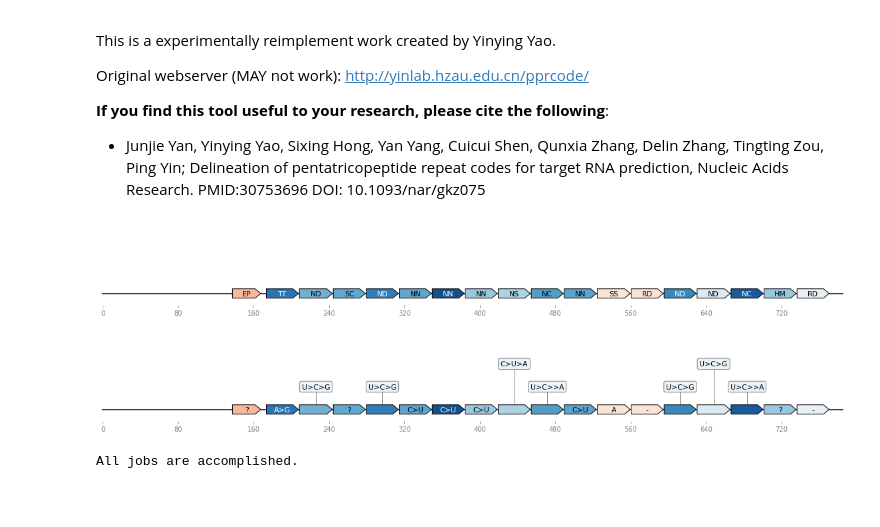
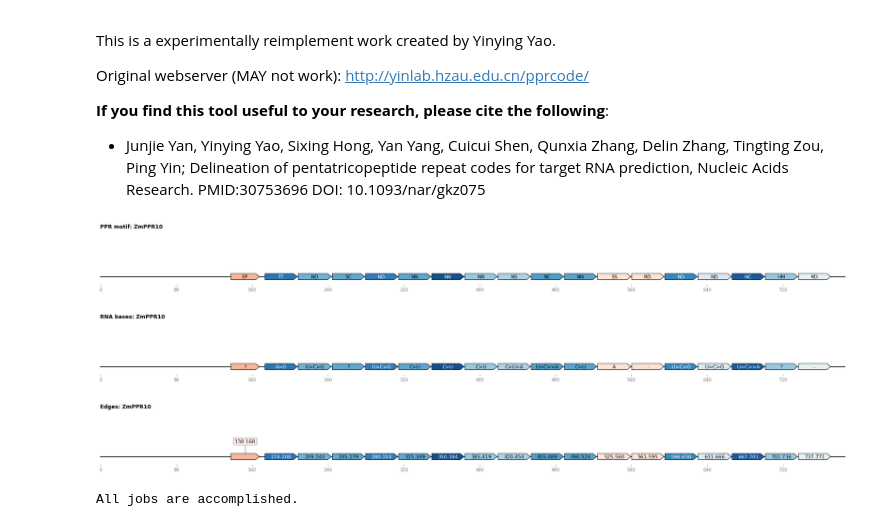
Before and after one commit to YaoYinYing/PPRCODE_Guideline, a Jupyter notebook: PPRCODE.ipynb, the cells around one changed output. Cells and saved outputs as stored; diff of their text form; code cells hidden in the pictures; blank space fills up the shorter version.

Commit message:
update plots

```diff
--- a/PPRCODE.ipynb
+++ b/PPRCODE.ipynb
@@ -273,12 +273,15 @@ download_full_report=True #@param {type:"boolean"}
 
 plot_ppr=True #@param {type:"boolean"}
 plot_rna=True #@param {type:"boolean"}
+plot_score = False #@param {type:"boolean"}
+plot_edge = True #@param {type:"boolean"}
 plot_color_scheme='RdBu' #@param ['Accent', 'Accent_r', 'Blues', 'Blues_r', 'BrBG', 'BrBG_r', 'BuGn', 'BuGn_r', 'BuPu', 'BuPu_r', 'CMRmap', 'CMRmap_r', 'Dark2', 'Dark2_r', 'GnBu', 'GnBu_r', 'Greens', 'Greens_r', 'Greys', 'Greys_r', 'OrRd', 'OrRd_r', 'Oranges', 'Oranges_r', 'PRGn', 'PRGn_r', 'Paired', 'Paired_r', 'Pastel1', 'Pastel1_r', 'Pastel2', 'Pastel2_r', 'PiYG', 'PiYG_r', 'PuBu', 'PuBuGn', 'PuBuGn_r', 'PuBu_r', 'PuOr', 'PuOr_r', 'PuRd', 'PuRd_r', 'Purples', 'Purples_r', 'RdBu', 'RdBu_r', 'RdGy', 'RdGy_r', 'RdPu', 'RdPu_r', 'RdYlBu', 'RdYlBu_r', 'RdYlGn', 'RdYlGn_r', 'Reds', 'Reds_r', 'Set1', 'Set1_r', 'Set2', 'Set2_r', 'Set3', 'Set3_r', 'Spectral', 'Spectral_r', 'Wistia', 'Wistia_r', 'YlGn', 'YlGnBu', 'YlGnBu_r', 'YlGn_r', 'YlOrBr', 'YlOrBr_r', 'YlOrRd', 'YlOrRd_r', 'afmhot', 'afmhot_r', 'autumn', 'autumn_r', 'binary', 'binary_r', 'bone', 'bone_r', 'brg', 'brg_r', 'bwr', 'bwr_r', 'cividis', 'cividis_r', 'cool', 'cool_r', 'coolwarm', 'coolwarm_r', 'copper', 'copper_r', 'cubehelix', 'cubehelix_r', 'flag', 'flag_r', 'gist_earth', 'gist_earth_r', 'gist_gray', 'gist_gray_r', 'gist_heat', 'gist_heat_r', 'gist_ncar', 'gist_ncar_r', 'gist_rainbow', 'gist_rainbow_r', 'gist_stern', 'gist_stern_r', 'gist_yarg', 'gist_yarg_r', 'gnuplot', 'gnuplot2', 'gnuplot2_r', 'gnuplot_r', 'gray', 'gray_r', 'hot', 'hot_r', 'hsv', 'hsv_r', 'inferno', 'inferno_r', 'jet', 'jet_r', 'magma', 'magma_r', 'nipy_spectral', 'nipy_spectral_r', 'ocean'] {type:"string"}
 
 #@markdown - `generate_excel_report` - generate a human-friendly report file in xlsx format
 #@markdown - `download_full_report` - once the processing is finished, the full result will be zipped and downloaded automatically.
 #@markdown - `plot_ppr` - Plot PPR motifs, colored by normalized PS_SCAN score
 #@markdown - `plot_rna` - Plot PPR motifs w/ RNA base, colored by normalized PS_SCAN score
+#@markdown - `plot_score` - Plot and color PPR motifs by normalized PS_SCAN score
 #@markdown - `plot_color_scheme` - Color scheme used in plots.
 
 #@markdown ---
@@ -316,15 +319,13 @@ with tqdm.notebook.tqdm(total=total, bar_format=TQDM_BAR_FORMAT) as pbar:
 # %%
 #@title Plot PPRs
 #@markdown Click the _Play Button_ to plot your results.
-fixed_plot_width = "20" #@param [0,10,20,30,50,100,200] {type:"string"}
+fixed_plot_width = 30 #@param {type:"slider", min:0, max:200, step:10}
 
 import numpy as np
 import matplotlib.pyplot as plt
 from matplotlib import cm
 from matplotlib.colors import ListedColormap, LinearSegmentedColormap
 
-def rgb_hex(rgb):
-  return '%02x%02x%02x%02x' % tuple([int(x*255) for x in rgb])
 
 
 viridis = cm.get_cmap(plot_color_scheme)
@@ -336,35 +337,61 @@ def draw_ppr(s,ppr):
   ]
   record = GraphicRecord(sequence_length=len(s.seq), features=features)
   ax, _ =record.plot(figure_width=int(fixed_plot_width) if int(fixed_plot_width) != 0 else len(s.seq)/10)
+  ax.set_title(f"PPR motif: {s.id}", loc='left', weight='bold')
   ax.figure.savefig(f'{RES_DIR_FIGURE}/PPR-{s.id}.png')
 
 def draw_rna(s,ppr):
   features=[
       GraphicFeature(start=a, end=b, color=viridis(float(c/15)),strand=+1,
                     label=d) for p in ppr for a,b,c,d in zip([p.annotations["PPR_STARTS"]],[p.annotations["PPR_ENDS"]],[p.annotations["PS_SCORE"]],[p.annotations["RNA_BASE"]])
   ]
   record = GraphicRecord(sequence_length=len(s.seq), features=features)
   ax, _ =record.plot(figure_width=int(fixed_plot_width) if int(fixed_plot_width) != 0 else len(s.seq)/10)
+  ax.set_title(f"RNA bases: {s.id}", loc='left', weight='bold')
   ax.figure.savefig(f'{RES_DIR_FIGURE}/RNA-{s.id}.png')
+
+def draw_score(s,ppr):
+  features=[
+      GraphicFeature(start=a, end=b, color=viridis(float(c/15)),strand=+1,
+                    label=str(d)) for p in ppr for a,b,c,d in zip([p.annotations["PPR_STARTS"]],[p.annotations["PPR_ENDS"]],[p.annotations["PS_SCORE"]],[p.annotations["PS_SCORE"]])
+  ]
+  record = GraphicRecord(sequence_length=len(s.seq), features=features)
+  ax, _ =record.plot(figure_width=int(fixed_plot_width) if int(fixed_plot_width) != 0 else len(s.seq)/10)
+  ax.set_title(f"PS scan scores: {s.id}", loc='left', weight='bold')
+  ax.figure.savefig(f'{RES_DIR_FIGURE}/Scores-{s.id}.png')
+
+
+def draw_edge(s,ppr):
+  features=[
+      GraphicFeature(start=a, end=b, color=viridis(float(c/15)),strand=+1,
+                    label="-".join([str(a),str(b)])) for p in ppr for a,b,c in zip([p.annotations["PPR_STARTS"]],[p.annotations["PPR_ENDS"]],[p.annotations["PS_SCORE"]])
+  ]
+  record = GraphicRecord(sequence_length=len(s.seq), features=features)
+  ax, _ =record.plot(figure_width=int(fixed_plot_width) if int(fixed_plot_width) != 0 else len(s.seq)/10)
+  ax.set_title(f"Edges: {s.id}", loc='left', weight='bold')
+  ax.figure.savefig(f'{RES_DIR_FIGURE}/Edges-{s.id}.png')
 
 total=len(job_list)
 
 with tqdm.notebook.tqdm(total=total, bar_format=TQDM_BAR_FORMAT) as pbar:
 
   pkls_files=glob.glob(f'{RES_DIR_PICKLE}/*.pkl')
   pkls={pathlib.Path(x).stem: x for x in pkls_files}
   fastas=glob.glob(f'{JOBS_DIR}/*.fasta')
   job_list={s.id:s for f in fastas for s in SeqIO.parse(f,'fasta') }
 
   for s in job_list.keys():
     data = pickle.load(open(f'{RES_DIR_PICKLE}/{s}.pkl','rb'))
     #print(s)
     if plot_ppr: draw_ppr(job_list[s],data)
     if plot_rna: draw_rna(job_list[s],data)
+    if plot_score: draw_score(job_list[s],data)
+    if plot_edge: draw_edge(job_list[s],data)
     pbar.update(1)
 # %% [output]
-[figure, old version]
+[figure, new version]
-[figure, old version]
+[figure, new version]
+[figure, added]
 # %%
 #@title Generate report and download it!
 #@markdown Click the _Play Button_ to generate result in `xlsx` format
```
